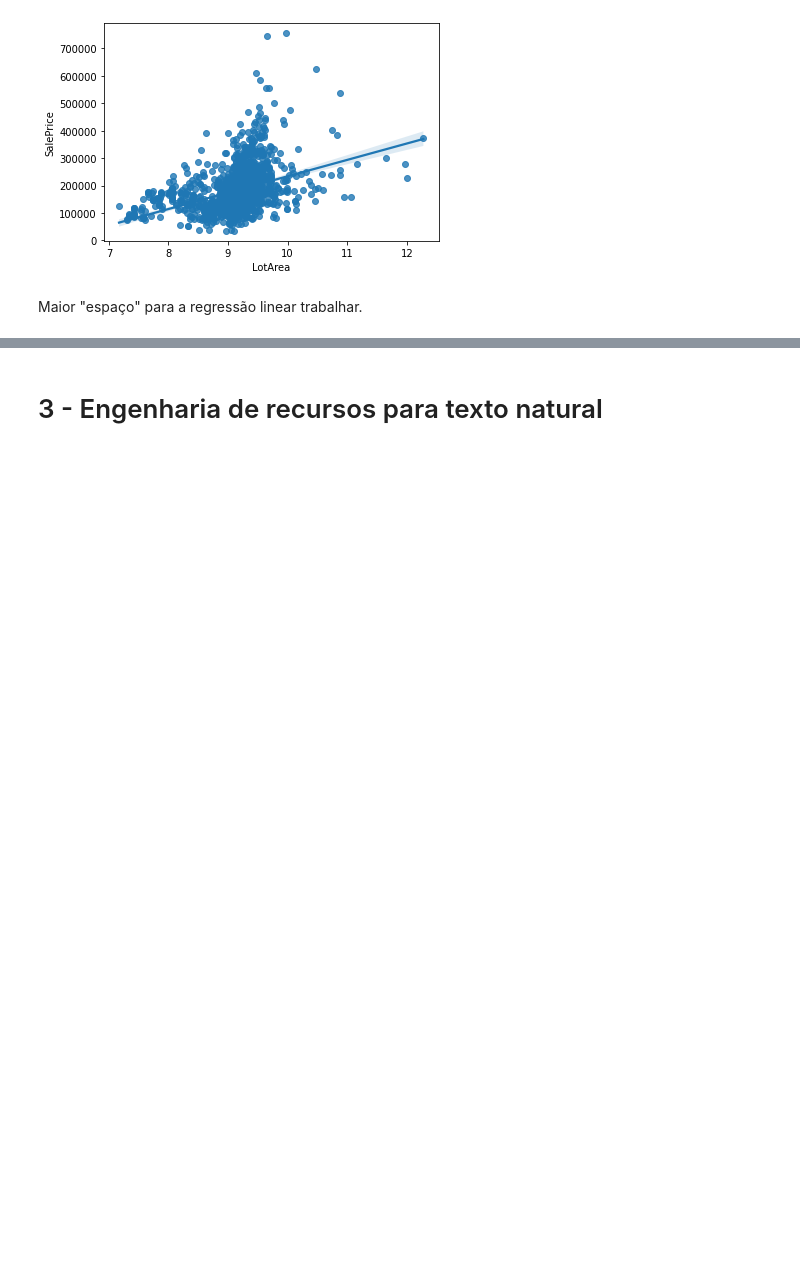
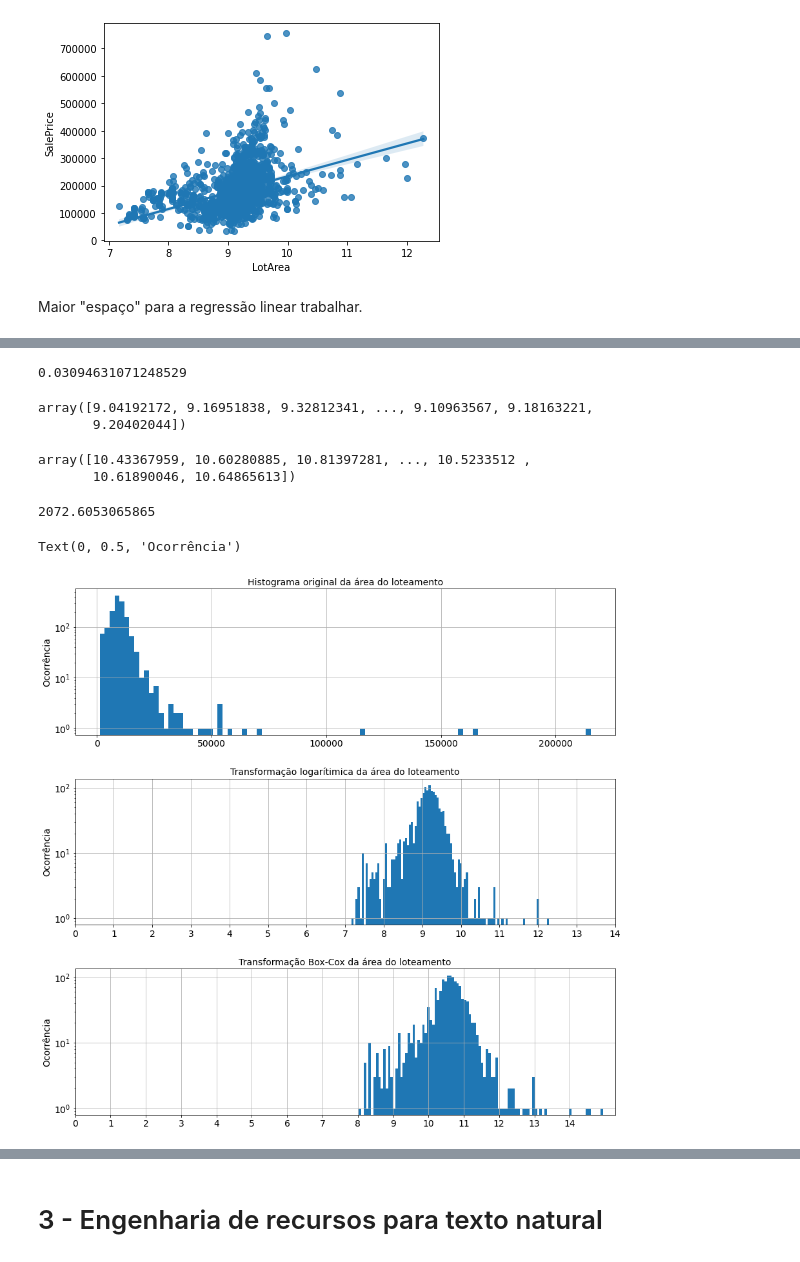
Before and after one commit to FranciscoFoz/machine-learning-training, a Jupyter notebook: Feature_Engineering.ipynb, the cells around one changed output, grey strips where cells are left out. Cells and saved outputs as stored; diff of their text form; code cells hidden in the pictures; blank space fills up the shorter version.

Commit message:
Inserindo transformação Box-Cox

```diff
--- a/Feature_Engineering.ipynb
+++ b/Feature_Engineering.ipynb
@@ -212,0 +245,58 @@ Maior "espaço" para a regressão linear trabalhar.
+# %%
+from scipy import stats
+
+# Se definir o lmbda igual a zero a transformação será logarítimica.
+rc_log = stats.boxcox(df_houses.LotArea, lmbda=0)
+
+# Transformação box-cox
+rc_bc, bc_params = stats.boxcox(df_houses.LotArea)
+# %%
+bc_params
+# %% [output]
+0.03094631071248529
+# %%
+rc_log.
+# %% [output]
+array([9.04192172, 9.16951838, 9.32812341, ..., 9.10963567, 9.18163221,
+       9.20402044])
+# %%
+rc_bc
+# %% [output]
+array([10.43367959, 10.60280885, 10.81397281, ..., 10.5233512 ,
+       10.61890046, 10.64865613])
+# %%
+rc_bc.sum() - rc_log.sum()
+# %% [output]
+2072.6053065865
+# %%
+rc_log_df = pd.DataFrame(rc_log,columns=['rc_log'])
+rc_bc_df = pd.DataFrame(rc_bc,columns=['rc_bc'])
+# %%
+fig, (ax1, ax2, ax3) = plt.subplots(3,1,figsize=(15, 15))
+
+# Histograma original
+df_houses.LotArea.hist(ax=ax1, bins=100)
+ax1.set_yscale('log')
+ax1.tick_params(labelsize=14)
+ax1.set_title('Histograma original da área do loteamento', fontsize=14)
+ax1.set_xlabel('')
+ax1.set_ylabel('Ocorrência', fontsize=14)
+# Transformação logarítimica
+rc_log_df.hist(ax=ax2, bins=100)
+ax2.set_yscale('log')
+ax2.tick_params(labelsize=14)
+ax2.set_xticks(np.arange(0,15))
+ax2.set_title('Transformação logarítimica da área do loteamento', fontsize=14)
+ax2.set_xlabel('')
+ax2.set_ylabel('Ocorrência', fontsize=14)
+# Transformação Box-Cox
+rc_bc_df['rc_bc'].hist(ax=ax3, bins=100)
+ax3.set_yscale('log')
+ax3.tick_params(labelsize=14)
+ax3.set_xticks(np.arange(0,15))
+ax3.set_title('Transformação Box-Cox da área do loteamento', fontsize=14)
+ax3.set_xlabel('')
+ax3.set_ylabel('Ocorrência', fontsize=14)
+# %% [output]
+Text(0, 0.5, 'Ocorrência')
+[figure, added]
```
Also changed, not shown: parts of 9 cells of this notebook.
